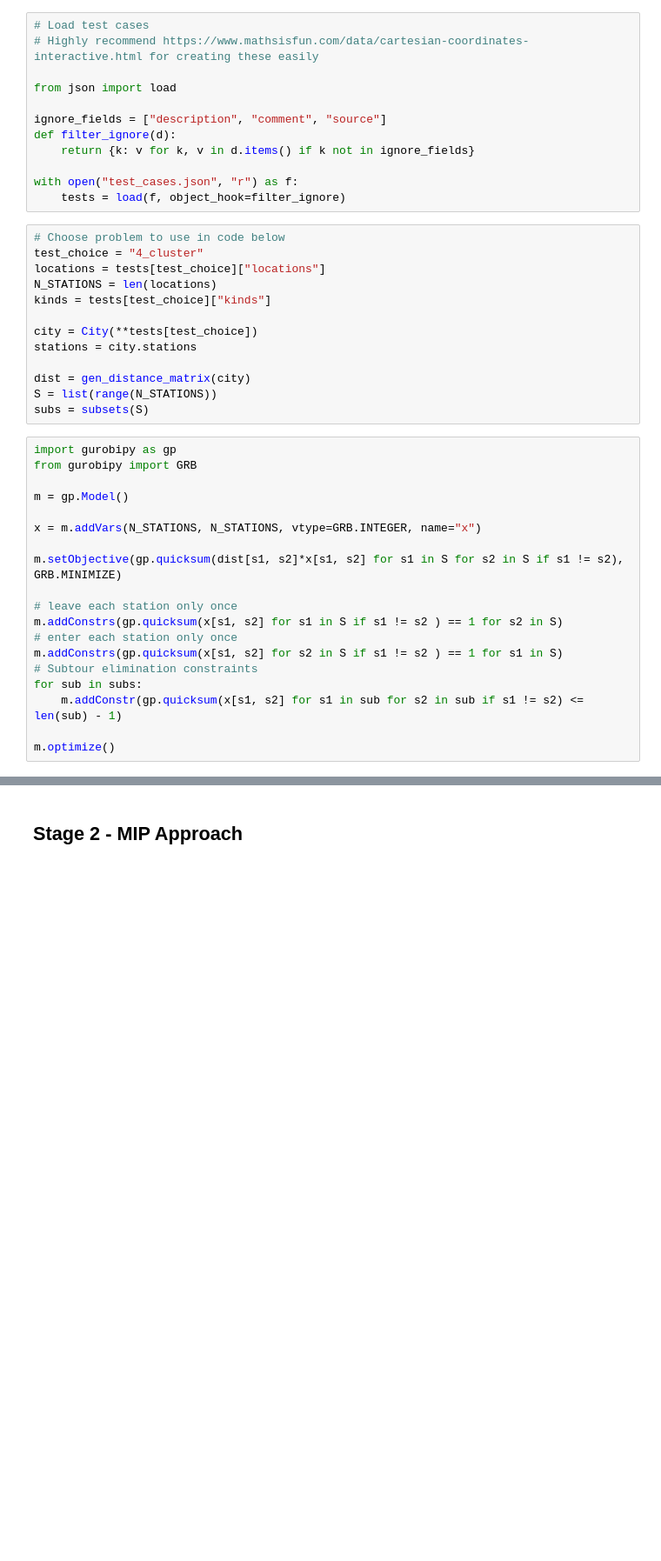
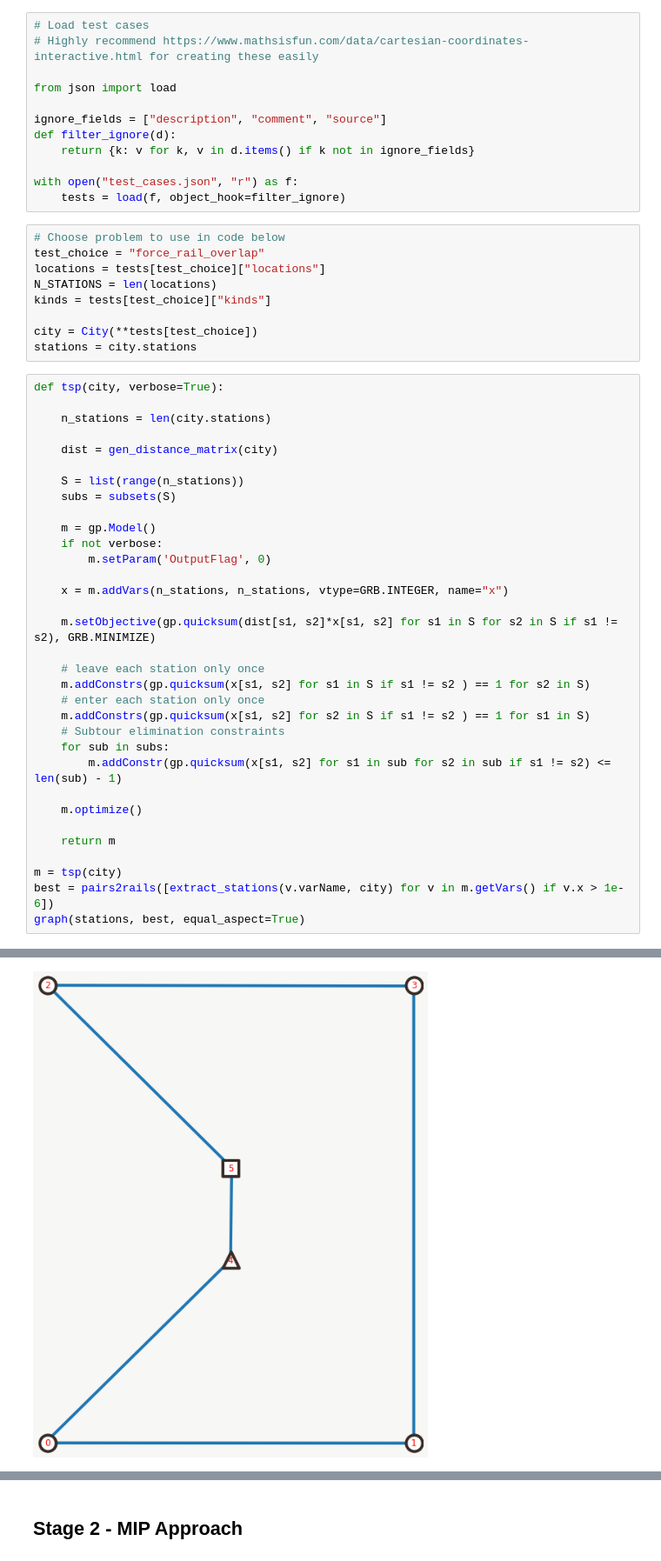
Before and after one commit to CameronChandler/optimisation-group-project, a Jupyter notebook: Mini Metro - Stage 2 Work.ipynb, the cells around one changed output, grey strips where cells are left out. Shown at 87% size. Saved outputs shown, nothing was run; the diff lists cells and outputs as text; blank space fills up the shorter version.

```diff
--- a/Mini Metro - Stage 2 Work.ipynb
+++ b/Mini Metro - Stage 2 Work.ipynb
@@ -41,33 +43,44 @@ with open("test_cases.json", "r") as f:
     tests = load(f, object_hook=filter_ignore)
 # %%
 # Choose problem to use in code below
-test_choice = "4_cluster"
+test_choice = "force_rail_overlap"
 locations = tests[test_choice]["locations"]
 N_STATIONS = len(locations)
 kinds = tests[test_choice]["kinds"]
 
 city = City(**tests[test_choice])
 stations = city.stations
-
-dist = gen_distance_matrix(city)
-S = list(range(N_STATIONS))
-subs = subsets(S)
 # %%
-import gurobipy as gp
-from gurobipy import GRB
+def tsp(city, verbose=True):
 
-m = gp.Model()
+    n_stations = len(city.stations)
 
-x = m.addVars(N_STATIONS, N_STATIONS, vtype=GRB.INTEGER, name="x")
+    dist = gen_distance_matrix(city)
 
-m.setObjective(gp.quicksum(dist[s1, s2]*x[s1, s2] for s1 in S for s2 in S if s1 != s2), GRB.MINIMIZE)
+    S = list(range(n_stations))
+    subs = subsets(S)
 
-# leave each station only once
-m.addConstrs(gp.quicksum(x[s1, s2] for s1 in S if s1 != s2 ) == 1 for s2 in S)
-# enter each station only once
-m.addConstrs(gp.quicksum(x[s1, s2] for s2 in S if s1 != s2 ) == 1 for s1 in S)
-# Subtour elimination constraints
-for sub in subs:
-    m.addConstr(gp.quicksum(x[s1, s2] for s1 in sub for s2 in sub if s1 != s2) <= len(sub) - 1)
+    m = gp.Model()
+    if not verbose:
+        m.setParam('OutputFlag', 0)
 
-m.optimize()
+    x = m.addVars(n_stations, n_stations, vtype=GRB.INTEGER, name="x")
+
+    m.setObjective(gp.quicksum(dist[s1, s2]*x[s1, s2] for s1 in S for s2 in S if s1 != s2), GRB.MINIMIZE)
+
+    # leave each station only once
+    m.addConstrs(gp.quicksum(x[s1, s2] for s1 in S if s1 != s2 ) == 1 for s2 in S)
+    # enter each station only once
+    m.addConstrs(gp.quicksum(x[s1, s2] for s2 in S if s1 != s2 ) == 1 for s1 in S)
+    # Subtour elimination constraints
+    for sub in subs:
+        m.addConstr(gp.quicksum(x[s1, s2] for s1 in sub for s2 in sub if s1 != s2) <= len(sub) - 1)
+
+    m.optimize()
+
+    return m
+
+m = tsp(city)
+best = pairs2rails([extract_stations(v.varName, city) for v in m.getVars() if v.x > 1e-6])
+graph(stations, best, equal_aspect=True)
+# %% [output]
@@ -73,0 +104 @@ m.optimize()
+[figure, added]
```
Also changed, not shown: parts of 44 cells of this notebook, 2 other files.
